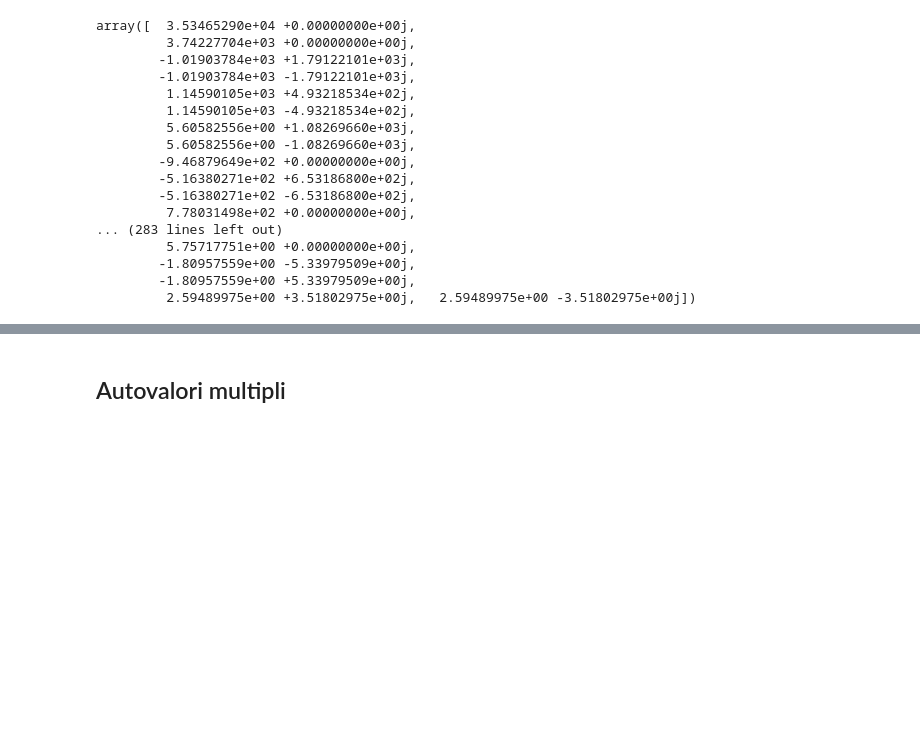
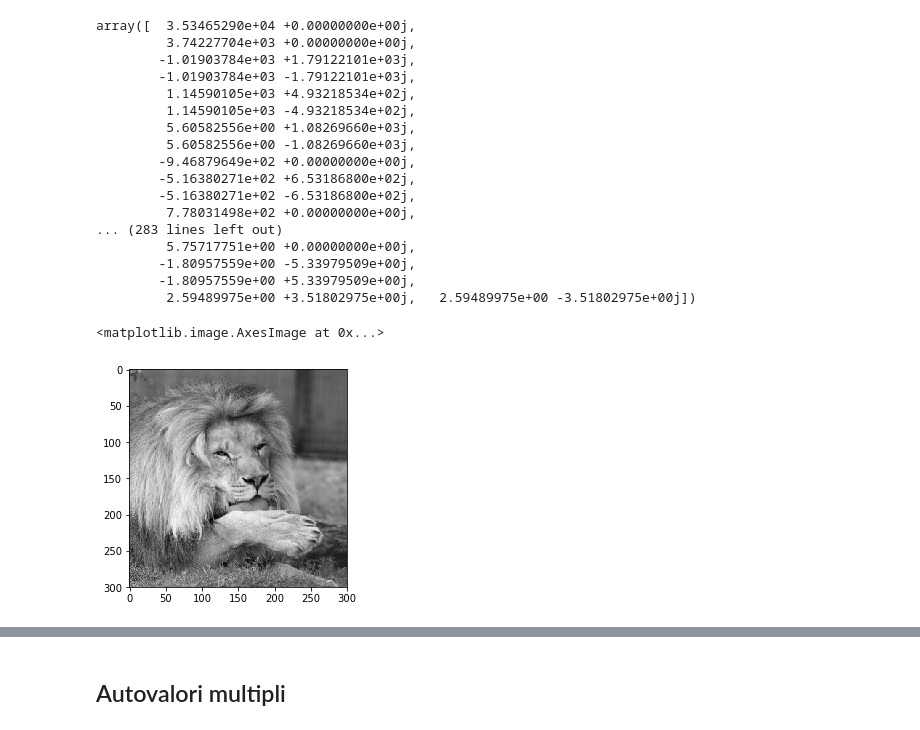
Before and after one commit to alessandrolondei/autovalori_e_autovettori, a Jupyter notebook: Eig_es4.ipynb, the cells around one changed output, grey strips where cells are left out. Cells and saved outputs as stored; diff of their text form; code cells hidden in the pictures; blank space fills up the shorter version.

Commit message:
Added images

```diff
--- a/Eig_es4.ipynb
+++ b/Eig_es4.ipynb
@@ -161,3 +161,24 @@ array([  3.53465290e+04 +0.00000000e+00j,
         -1.80957559e+00 -5.33979509e+00j,
         -1.80957559e+00 +5.33979509e+00j,
          2.59489975e+00 +3.51802975e+00j,   2.59489975e+00 -3.51802975e+00j])
+# %%
+def reduce_img(V,ls,n):
+    ind = np.argsort(np.abs(ls))[::-1]
+    ls = ls[ind]
+    V = V[:,ind]
+    if np.imag(np.sum(ls[:n])) > 1.e-5:
+        n += 1
+    L = np.diag(ls)
+    V_1 = la.inv(V)
+    Lr = L[:n,:n]
+    Vr = V[:,:n]
+    V_1r = V_1[:n,:]
+    imgr = np.real(Vr.dot(Lr.dot(V_1r)))
+    return imgr
+# %%
+n = 250
+imgr = reduce_img(V,ls,n)
+plt.imshow(imgr,cmap='gray')
+# %% [output]
+<matplotlib.image.AxesImage at 0x...>
+[figure, added]
```
Also changed, not shown: parts of 20 cells of this notebook.
